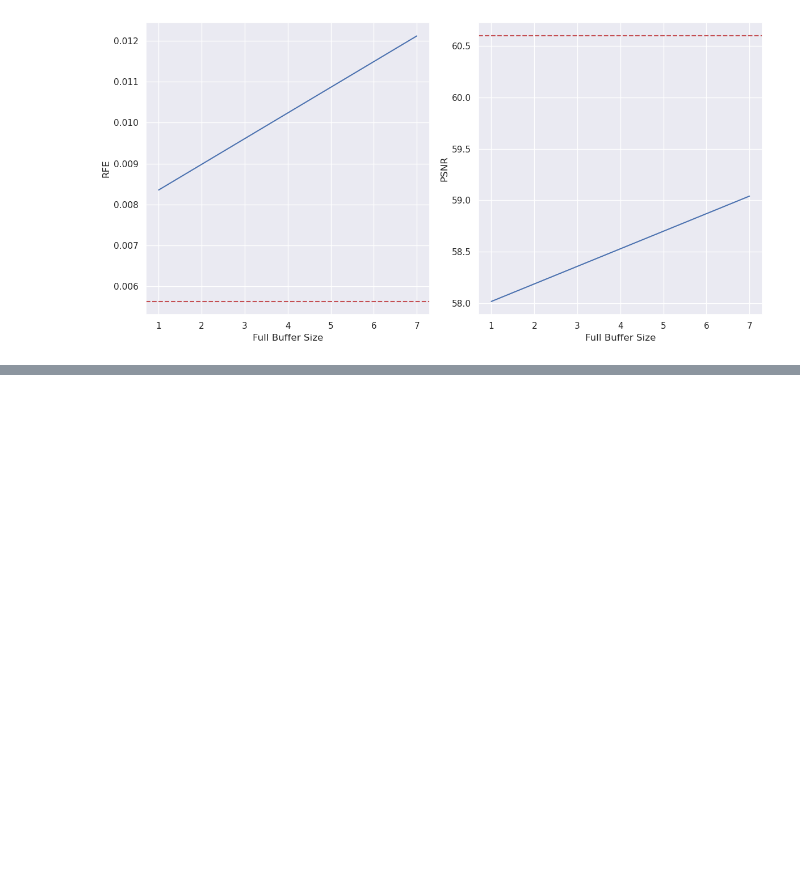
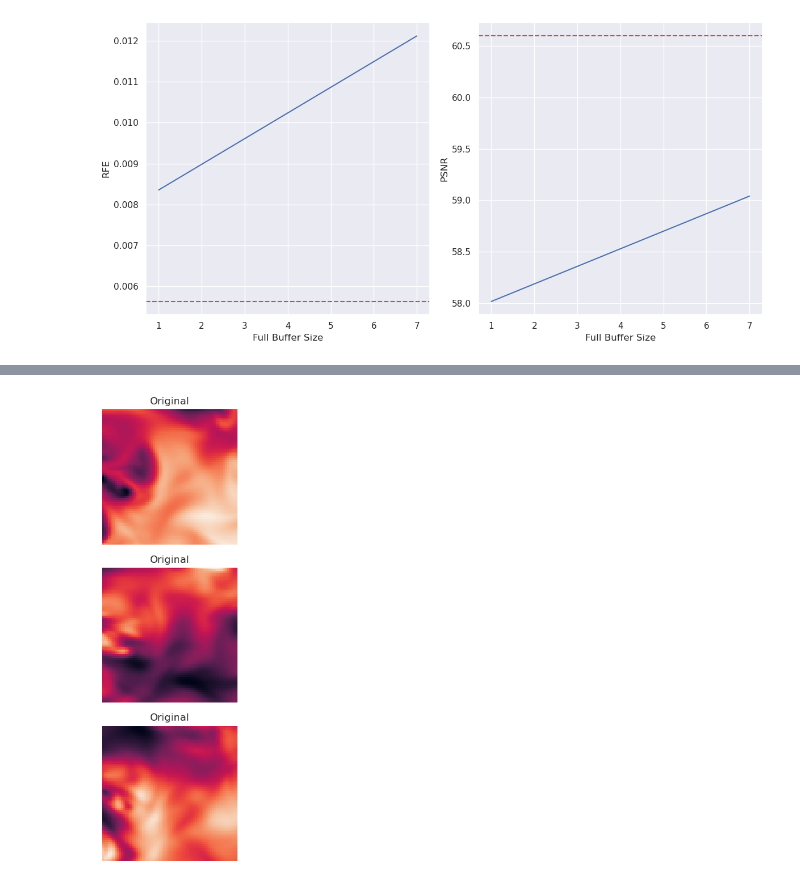
Before and after one commit to RS-Coop/Implicit-Neural-Compression, a Jupyter notebook: Paper Results.ipynb, the cells around one changed output, grey strips where cells are left out. Saved outputs shown, nothing was run; the diff lists cells and outputs as text; code cells hidden in the pictures; blank space fills up the shorter version.

```diff
--- a/Paper Results.ipynb
+++ b/Paper Results.ipynb
@@ -163,0 +237,28 @@ fig.tight_layout()
+# %%
+#Load Data
+frame = 249
+z_slice = 31
+
+raw = np.load("data/channel_flow/features_64_500.npy")[frame,:,:].reshape(64,64,64,-1)[:,:,z_slice,:]
+# r_baseline = np.load("")[frame,:,:].reshape(64,64,64,-1)[:,:,z_slice,:]
+# r_fjlt = np.load("")[frame,:,:].reshape(64,64,64,-1)[:,:,z_slice,:]
+# %%
+fig, axs = plt.subplots(3,3,figsize=(12,8))
+
+for i in range(3):
+    axs[i,0].imshow(raw[:,:,i])
+    axs[i,0].set_title("Original")
+
+    # axs[i,1].imshow(r_fjlt[:,:,i])
+    # axs[i,1].set_title("Offline Baseline")
+
+    # axs[i,2].imshow(raw_baseline[:,:,i])
+    # axs[i,2].set_title("Online FJLT")
+
+for ax in np.ravel(axs):
+    ax.grid(False)
+    ax.axis(False)
+
+fig.tight_layout()
+# %% [output]
+[figure, added]
```
Also changed, not shown: parts of 13 cells of this notebook, 21 other files.
